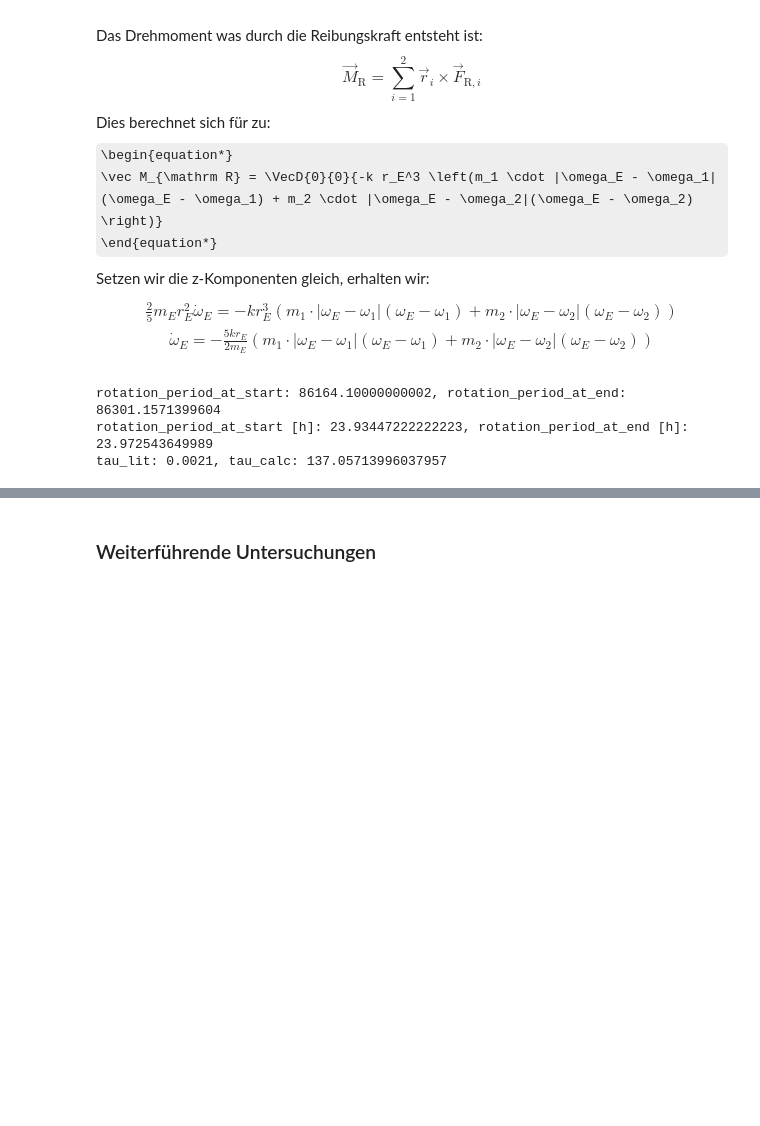
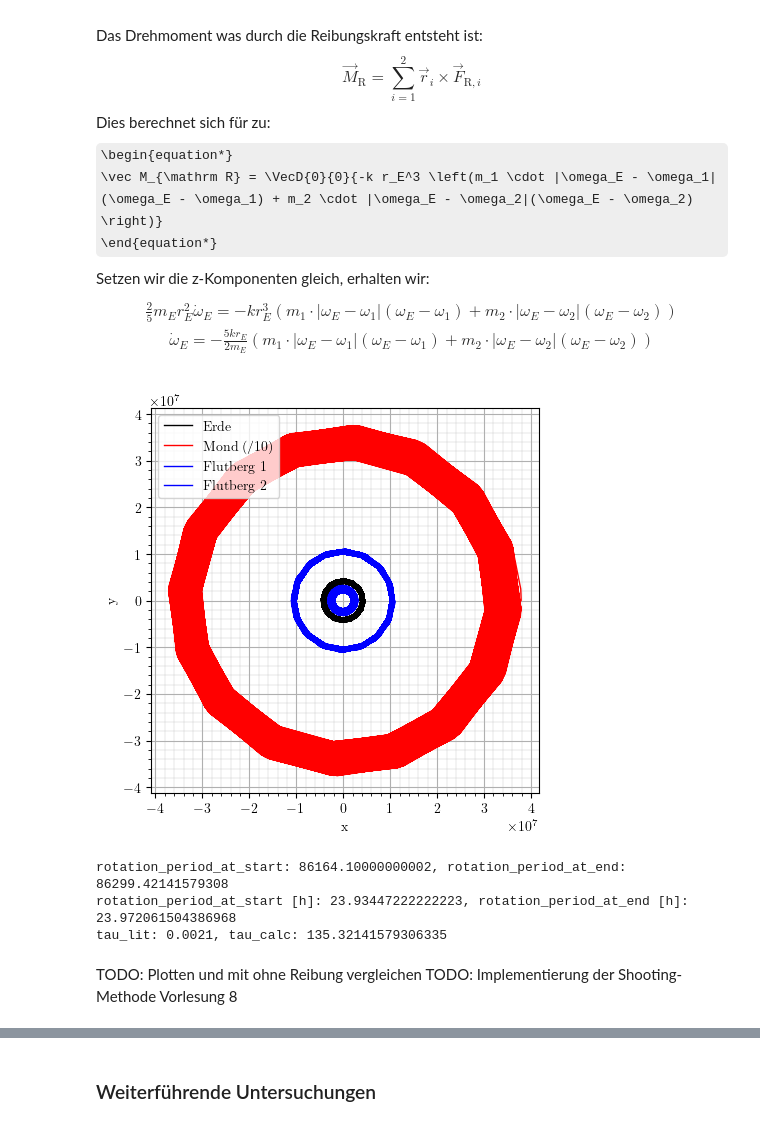
Before and after one commit to Nusssecke/Gezeitenreibung, a Jupyter notebook: gezeitenreibung.ipynb, the cells around one changed output, grey strips where cells are left out. Cells and saved outputs as stored; diff of their text form; code cells hidden in the pictures; some formulas as TeX source; blank space fills up the shorter version.

```diff
--- a/gezeitenreibung.ipynb
+++ b/gezeitenreibung.ipynb
@@ -299,8 +299,6 @@ Setzen wir die z-Komponenten gleich, erhalten wir:
     \dot \omega_E = -\frac{5 k r_E}{2 m_E} \left(m_1 \cdot |\omega_E - \omega_1|(\omega_E - \omega_1) + m_2 \cdot |\omega_E - \omega_2|(\omega_E - \omega_2) \right)
 \end{gather*}
 # %%
-k = 2*10**(-12)
-
 def iv_stable_orbit_4body_friction():
     '''Initial conditions for the Earth-Moon-Tides system in a stable orbit'''
     x0_Erde, x0_Mond, phi_i, v0_Erde, v0_Mond, omega_i, mass = iv_stable_orbit_4body()
@@ -308,41 +306,63 @@ def iv_stable_orbit_4body_friction():
     omega0_E = 2*pi / TErdRotation # Angular velocity of the earth
     return [x0_Erde, x0_Mond, phi_i, phi0_E, v0_Erde, v0_Mond, omega_i, omega0_E, mass]
 
-def tides_acceleration_friction(x_M, y_M, x_i, y_i, phi_i, ax_E, ay_E, omega_i, omega_E, m_M):
+def tides_acceleration_friction(x_M, y_M, x_i, y_i, phi_i, ax_E, ay_E, omega_i, omega_E, m_M, k):
     '''Calculates the angular acceleration of a tide, using the equation above'''
     ax_friction = k * RErde**2 * np.abs(omega_i - omega_E)* (omega_i - omega_E) * np.sin(phi_i)
     ay_friction = -k * RErde**2 * np.abs(omega_i - omega_E)* (omega_i - omega_E) * np.cos(phi_i)
     part_a = G*m_M* ((y_M - y_i)*np.cos(phi_i) - (x_M - x_i)*np.sin(phi_i)) / ((x_M - x_i)**2 + (y_M - y_i)**2)**(3/2)
     part_b = (RErde*omega_i**2 - (ax_E*np.cos(phi_i) + ay_E*np.sin(phi_i)))
     ax_i = -part_a*np.sin(phi_i) - part_b*np.cos(phi_i) + ax_friction
     ay_i =  part_a*np.cos(phi_i) - part_b*np.sin(phi_i) + ay_friction
 
     alpha_i = (-(ax_i - ax_E)*np.sin(phi_i) + (ay_i - ay_E)*np.cos(phi_i))/RErde
     return alpha_i
 
-def eq_motion_4body_friction(t, state, mass):
+def eq_motion_4body_friction(t, state, mass, k):
     x_E, y_E, x_M, y_M, phi_1, phi_2, phi_E, vx_E, vy_E, vx_M, vy_M, omega_1, omega_2, omega_E = state
     x_1, y_1, x_2, y_2 = x_E + RErde*np.cos(phi_1), y_E + RErde*np.sin(phi_1), x_E + RErde*np.cos(phi_2), y_E + RErde*np.sin(phi_2)
     m_E, m_M, m_1, m_2 = mass
 
     # Reuse the equations of motion from the 4-body problem for the earth and the moon:
     _, _, _, _, _, _, ax_E, ay_E, ax_M, ay_M, _, _ = eq_motion_4body(t, np.array([x_E, y_E, x_M, y_M, phi_1, phi_2, vx_E, vy_E, vx_M, vy_M, omega_1, omega_2]), mass)
 
     # Tides angular acceleration:
-    alpha_1 = tides_acceleration_friction(x_M, y_M, x_1, y_1, phi_1, ax_E, ay_E, omega_1, omega_E, m_M)
-    alpha_2 = tides_acceleration_friction(x_M, y_M, x_2, y_2, phi_2, ax_E, ay_E, omega_2, omega_E, m_M)
+    alpha_1 = tides_acceleration_friction(x_M, y_M, x_1, y_1, phi_1, ax_E, ay_E, omega_1, omega_E, m_M, k)
+    alpha_2 = tides_acceleration_friction(x_M, y_M, x_2, y_2, phi_2, ax_E, ay_E, omega_2, omega_E, m_M, k)
 
     # The earth's angular acceleration:
     alpha_E = (5*k*RErde)/(2*m_E) * (m_1*np.abs(omega_1 - omega_E)*(omega_1 - omega_E) + m_2*np.abs(omega_2 - omega_E)*(omega_2 - omega_E))
 
     return[vx_E, vy_E, vx_M, vy_M, omega_1, omega_2, omega_E, ax_E, ay_E, ax_M, ay_M, alpha_1, alpha_2, alpha_E]
 
-def four_body_problem_friction(pos_body_1: list, pos_body_2: list, phi_i: list, phi_E:float, vel_body_1: list, vel_body_2: list, omega_i: list, omega_E: float, mass: list, t_max: float, steps=1, method='RK45', t_start=0):
-    solution = solve_ivp(fun=eq_motion_4body_friction, t_span=[t_start, t_max], y0=[*pos_body_1, *pos_body_2, *phi_i, phi_E, *vel_body_1, *vel_body_2, *omega_i, omega_E], args=(mass,), rtol=1e-6, atol=1e-6)
+def four_body_problem_friction(pos_body_1: list, pos_body_2: list, phi_i: list, phi_E:float, vel_body_1: list, vel_body_2: list, omega_i: list, omega_E: float, mass: list, k: float, t_max: float, steps=1, method='RK45', t_start=0):
+    solution = solve_ivp(fun=eq_motion_4body_friction, t_span=[t_start, t_max], y0=[*pos_body_1, *pos_body_2, *phi_i, phi_E, *vel_body_1, *vel_body_2, *omega_i, omega_E], args=(mass, k), rtol=1e-7, atol=1e-8)
     x_E, y_E, x_M, y_M, phi_1, phi_2, phi_E, vx_E, vy_E, vx_M, vy_M, omega_1, omega_2, omega_E = solution.y
     return [solution.t, x_E, y_E, x_M, y_M, phi_1, phi_2, phi_E, omega_1, omega_2, omega_E]
 
-t, x_E, y_E, x_M, y_M, phi_1, phi_2, phi_E, omega_1, omega_2, omega_E = four_body_problem_friction(*iv_stable_orbit_4body_friction(), 100*365*24*3600) # 100 years
+t, x_E, y_E, x_M, y_M, phi_1, phi_2, phi_E, omega_1, omega_2, omega_E = four_body_problem_friction(*iv_stable_orbit_4body_friction(), k=2*10**(-12), t_max=100*365*24*3600) # 100 years
+
+x_1, y_1 = x_E + RErde*np.cos(phi_1), y_E + RErde*np.sin(phi_1)
+x_2, y_2 = x_E + RErde*np.cos(phi_2), y_E + RErde*np.sin(phi_2)
+
+plt.rc('axes', axisbelow=True)
+plt.figure(figsize=(5, 5))
+plt.grid('minor', 'minor', linestyle='-', linewidth=0.2)
+plt.grid('major', 'major', linestyle='-', linewidth=0.8)
+plt.minorticks_on()
+plt.xlabel("x")
+plt.ylabel("y")
+
+plt.plot(x_E, y_E, 'k', linewidth=1, label='Erde')
+plt.plot(x_M/10, y_M/10, 'r', linewidth=1, label='Mond (/10)')
+plt.plot(x_1, y_1, 'b', linewidth=1, label='Flutberg 1')
+plt.plot(x_2, y_2, 'b', linewidth=1, label='Flutberg 2')
+
+plt.legend()
+plt.show()
+plt.close()
+# %% [output]
+[figure, added]
 # %%
 # TErdRotation = 86164.100        # s           : Heutige Periodendauer der intrinsischen Erdrotation
 # tau = 0.0021                    # s/100a      : Zunahme der Tageslänge auf der Erde in 100 Jahren
@@ -358,6 +378,9 @@ print(f'rotation_period_at_start [h]: {rotation_period_at_start/3600}, rotation_
 
 print(f'tau_lit: {tau}, tau_calc: {rotation_period_at_end - rotation_period_at_start}')
 # %% [output]
-rotation_period_at_start: 86164.10000000002, rotation_period_at_end: 86301.1571399604
-rotation_period_at_start [h]: 23.93447222222223, rotation_period_at_end [h]: 23.972543649989
-tau_lit: 0.0021, tau_calc: 137.05713996037957
+rotation_period_at_start: 86164.10000000002, rotation_period_at_end: 86299.42141579308
+rotation_period_at_start [h]: 23.93447222222223, rotation_period_at_end [h]: 23.972061504386968
+tau_lit: 0.0021, tau_calc: 135.32141579306335
+# %% [markdown]
+TODO: Plotten und mit ohne Reibung vergleichen
+TODO: Implementierung der Shooting-Methode Vorlesung 8
```
Also changed, not shown: parts of 5 cells of this notebook, 1 other file.
